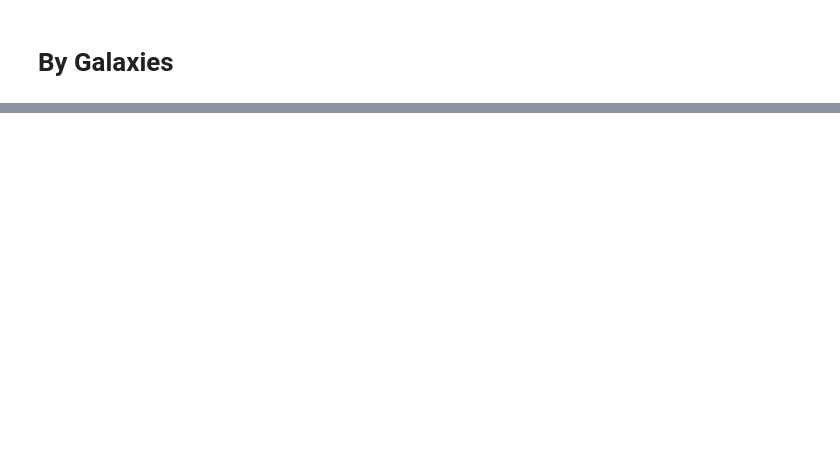
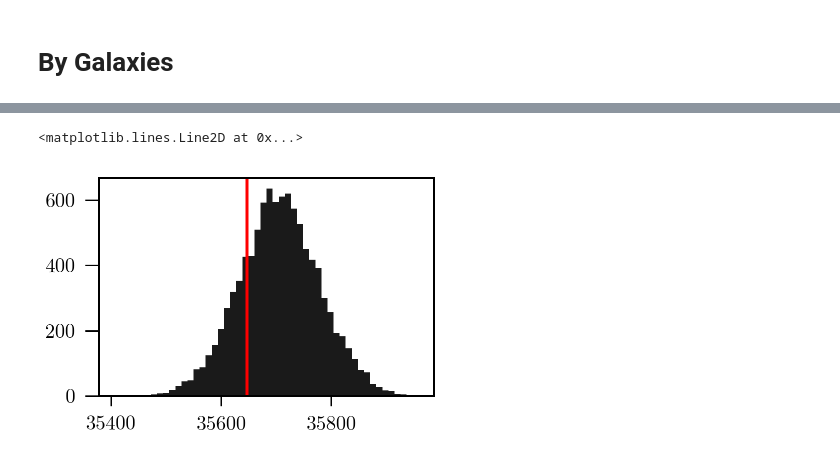
Before and after one commit to damonge/TidAl, a Jupyter notebook: notebooks/01.1. Unit Vectors.ipynb, the cells around one changed output, grey strips where cells are left out. Cells and saved outputs as stored; diff of their text form; code cells hidden in the pictures; blank space fills up the shorter version.

```diff
--- a/notebooks/01.1. Unit Vectors.ipynb
+++ b/notebooks/01.1. Unit Vectors.ipynb
@@ -173,0 +173,20 @@ plt.plot( countsg / countsr )
+# %%
+def generate_realization():
+    ngal = len(galaxy_data)
+    rand_theta = np.random.rand( ngal ) * 180 - 90 # all ellipticities have y > 0
+    rand_phi_x = -np.cos((90-rand_theta) * np.pi / 180)
+    rand_phi_y = np.sin((90-rand_theta) * np.pi / 180)
+    rand_dot = np.abs(galaxy_tidal_x * rand_phi_x + galaxy_tidal_y * rand_phi_y)
+    return np.sum(rand_dot)
+# %%
+abs_dot = np.abs(galaxy_tidal_x * phi_x + galaxy_tidal_y * phi_y)
+abs_sum = np.sum(abs_dot)
+# %%
+nrealizations = 10000
+realizations = np.array( [generate_realization() for i in range(nrealizations)] )
+# %%
+plt.hist(realizations, bins=50);
+plt.axvline(abs_sum, color="red")
+# %% [output]
+<matplotlib.lines.Line2D at 0x...>
+[figure, added]
```
Also changed, not shown: parts of 13 cells of this notebook.
